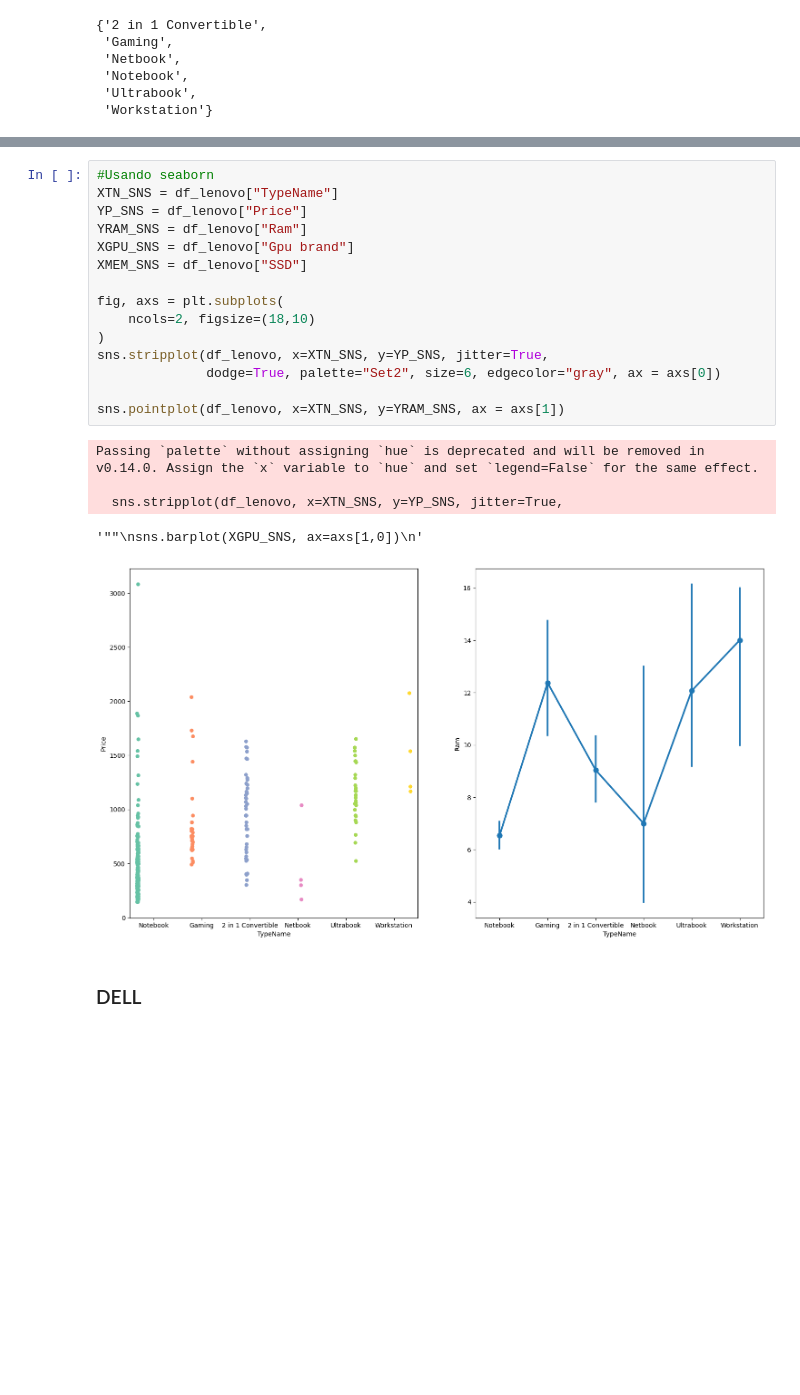
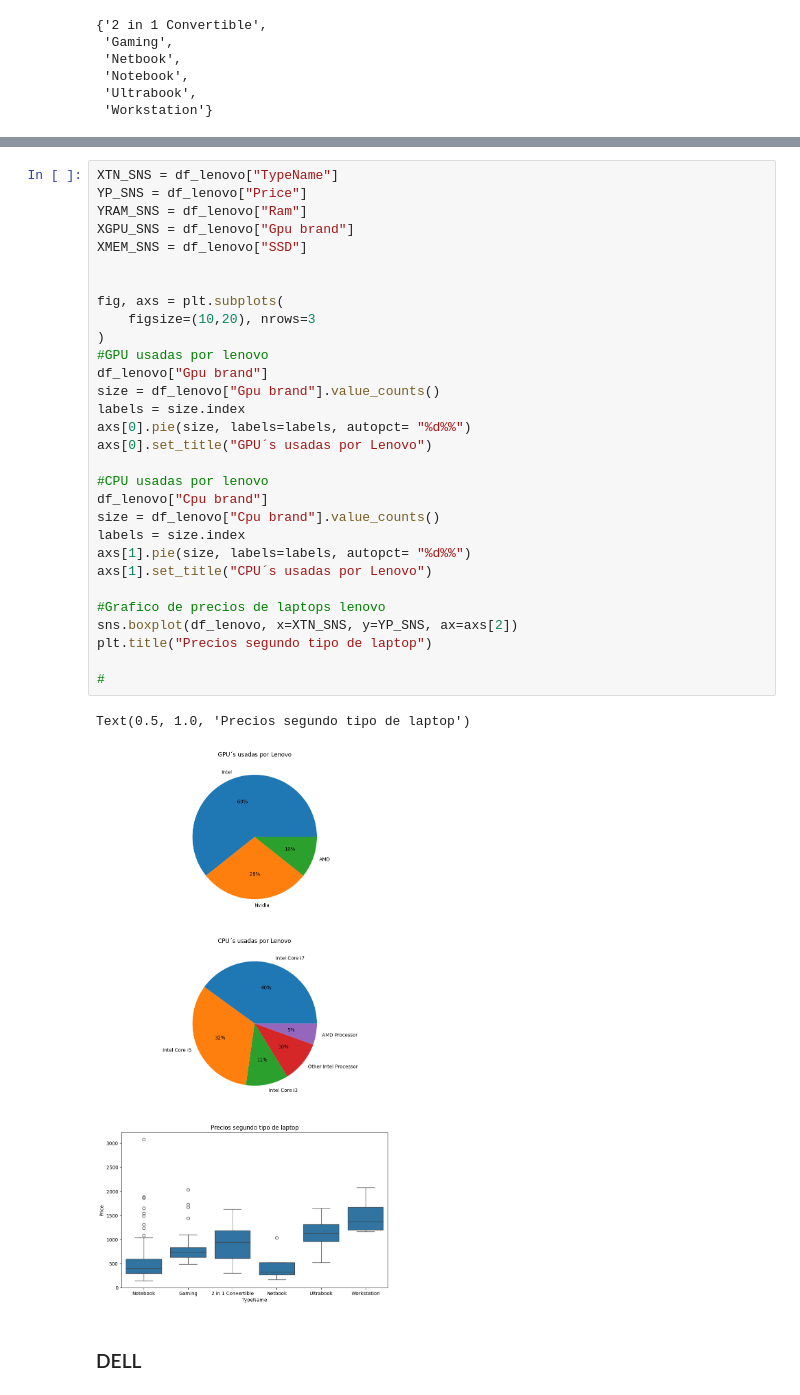
Before and after one commit to PGMGSnacks/Data-Science, a Jupyter notebook: AnalisysC.ipynb, the cells around one changed output, grey strips where cells are left out. Cells and saved outputs as stored; diff of their text form; blank space fills up the shorter version.

```diff
--- a/AnalisysC.ipynb
+++ b/AnalisysC.ipynb
@@ -358,24 +408,36 @@ axs[1,1].grid(True)
-# %%
-#Usando seaborn
-XTN_SNS = df_lenovo["TypeName"]
-YP_SNS = df_lenovo["Price"]
-YRAM_SNS = df_lenovo["Ram"]
-XGPU_SNS = df_lenovo["Gpu brand"]
-XMEM_SNS = df_lenovo["SSD"]
-
-fig, axs = plt.subplots(
-    ncols=2, figsize=(18,10)
-)
-sns.stripplot(df_lenovo, x=XTN_SNS, y=YP_SNS, jitter=True,
-              dodge=True, palette="Set2", size=6, edgecolor="gray", ax = axs[0])
-
-sns.pointplot(df_lenovo, x=XTN_SNS, y=YRAM_SNS, ax = axs[1])
-# %% [output]
-Passing `palette` without assigning `hue` is deprecated and will be removed in v0.14.0. Assign the `x` variable to `hue` and set `legend=False` for the same effect.
-
-  sns.stripplot(df_lenovo, x=XTN_SNS, y=YP_SNS, jitter=True,
-'""\nsns.barplot(XGPU_SNS, ax=axs[1,0])\n'
-[figure, removed]
+# %%
+XTN_SNS = df_lenovo["TypeName"]
+YP_SNS = df_lenovo["Price"]
+YRAM_SNS = df_lenovo["Ram"]
+XGPU_SNS = df_lenovo["Gpu brand"]
+XMEM_SNS = df_lenovo["SSD"]
+
+
+fig, axs = plt.subplots(
+    figsize=(10,20), nrows=3
+)
+#GPU usadas por lenovo
+df_lenovo["Gpu brand"]
+size = df_lenovo["Gpu brand"].value_counts()
+labels = size.index
+axs[0].pie(size, labels=labels, autopct= "%d%%")
+axs[0].set_title("GPU´s usadas por Lenovo")
+
+#CPU usadas por lenovo
+df_lenovo["Cpu brand"]
+size = df_lenovo["Cpu brand"].value_counts()
+labels = size.index
+axs[1].pie(size, labels=labels, autopct= "%d%%")
+axs[1].set_title("CPU´s usadas por Lenovo")
+
+#Grafico de precios de laptops lenovo
+sns.boxplot(df_lenovo, x=XTN_SNS, y=YP_SNS, ax=axs[2])
+plt.title("Precios segundo tipo de laptop")
+
+#
+# %% [output]
+Text(0.5, 1.0, 'Precios segundo tipo de laptop')
+[figure, added]
 # %% [markdown]
 ### DELL
 # %%
```
Also changed, not shown: parts of 55 cells of this notebook.
